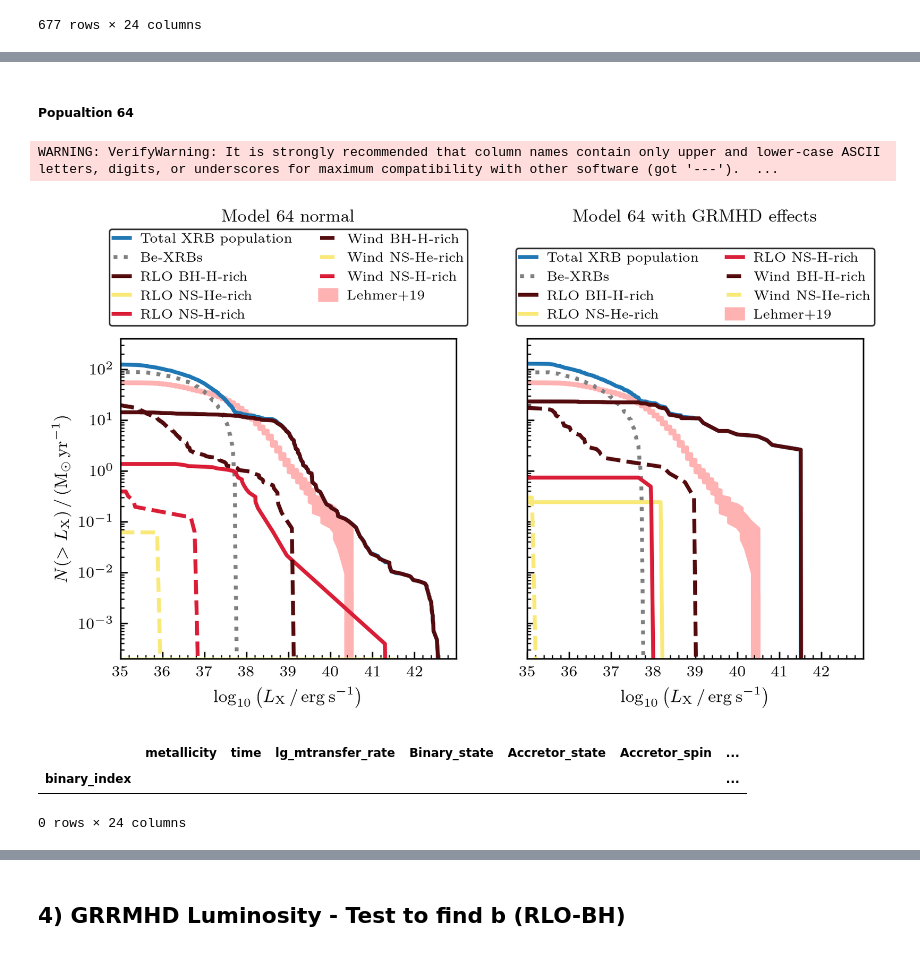
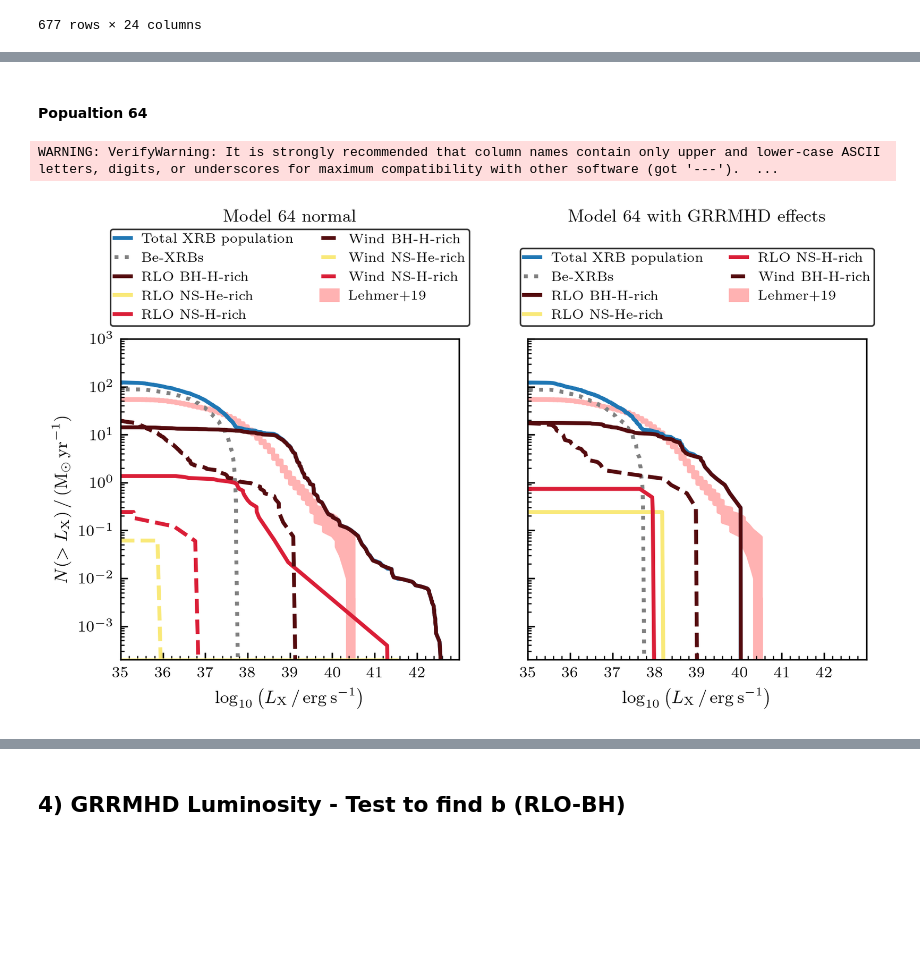
Before and after one commit to AArn80/Master_thesis, a Jupyter notebook: XLF_functions.ipynb, the cells around one changed output, grey strips where cells are left out. Cells and saved outputs as stored; diff of their text form; code cells hidden in the pictures; blank space fills up the shorter version.

Commit message:
Modification in Luminosity_GRRMHD_systems() - Super-Eddington + spin splitting

```diff
--- a/XLF_functions.ipynb
+++ b/XLF_functions.ipynb
@@ -2989,9 +3204,31 @@ Pop_64_normal = Population('Population_from_Misra_paper/Best_Population/Pop_64/B
 # %%
-Trans_Pop_55 = Pop_55_GRMHD.create_transient_population(lambda h, o, f: XRB_selection_function(h, o, f, used_grid='GRRMHD', Wind_Disk_BH_formation=False, high_wind_rate='HiraiMandel21'),'Transient_population_55')
-Trans_Pop_64 = Pop_64_GRMHD.create_transient_population(lambda h, o, f: XRB_selection_function(h, o, f, used_grid='GRRMHD', Wind_Disk_BH_formation=False, high_wind_rate='HiraiMandel21'),'Transient_population_64')#
+Trans_Pop_55_normal = Pop_55_normal.create_transient_population(lambda h, o, f: XRB_selection_function(h, o, f, used_grid='classical',
+                                                                                                       alpha_BHL = 1.5,
+                                                                                                       Wind_velo_scheme = 'Kudritzki+2000',
+                                                                                                       Wind_Disk_BH_formation=False,
+                                                                                                       high_filling_RL='HiraiMandel21'),
+                                                                                                       'Transient_population_55_normal')
 
-Trans_Pop_55_normal = Pop_55_normal.create_transient_population(lambda h, o, f: XRB_selection_function(h, o, f, used_grid='classical', Wind_Disk_BH_formation=False, high_wind_rate='HiraiMandel21'),'Transient_population_55_normal')
-Trans_Pop_64_normal = Pop_64_normal.create_transient_population(lambda h, o, f: XRB_selection_function(h, o, f, used_grid='classical', Wind_Disk_BH_formation=False, high_wind_rate='HiraiMandel21'),'Transient_population_64_normal')
+Trans_Pop_64_normal = Pop_64_normal.create_transient_population(lambda h, o, f: XRB_selection_function(h, o, f, used_grid='classical',
+                                                                                                       alpha_BHL = 1.5,
+                                                                                                       Wind_velo_scheme = 'Kudritzki+2000',
+                                                                                                       Wind_Disk_BH_formation=False,
+                                                                                                       high_filling_RL='HiraiMandel21'),
+                                                                                                       'Transient_population_64_normal')
+
+Trans_Pop_55 = Pop_55_GRRMHD.create_transient_population(lambda h, o, f: XRB_selection_function(h, o, f, used_grid='GRRMHD',
+                                                                                                alpha_BHL = 1.5,
+                                                                                                Wind_velo_scheme = 'Kudritzki+2000',
+                                                                                                Wind_Disk_BH_formation=False,
+                                                                                                high_filling_RL='HiraiMandel21'),
+                                                                                                'Transient_population_55')
+
+Trans_Pop_64 = Pop_64_GRRMHD.create_transient_population(lambda h, o, f: XRB_selection_function(h, o, f, used_grid='GRRMHD',
+                                                                                                alpha_BHL = 1.5,
+                                                                                                Wind_velo_scheme = 'Kudritzki+2000',
+                                                                                                Wind_Disk_BH_formation=False,
+                                                                                                high_filling_RL='HiraiMandel21'),
+                                                                                                'Transient_population_64')
 # %% [output]
 overwriting transient population
 overwriting transient population
@@ -2999,5 +3237,6 @@ overwriting transient population
 # %%
-Weights_55_GRMHD = Stat_XLF(Trans_Pop_55, stat_kwargs=stat_kwargs)
-Weights_64_GRMHD = Stat_XLF(Trans_Pop_64, stat_kwargs=stat_kwargs)
 Weights_55_normal = Stat_XLF(Trans_Pop_55_normal, stat_kwargs=stat_kwargs)
 Weights_64_normal = Stat_XLF(Trans_Pop_64_normal, stat_kwargs=stat_kwargs)
+
+Weights_55_GRRMHD = Stat_XLF(Trans_Pop_55, stat_kwargs=stat_kwargs)
+Weights_64_GRRMHD = Stat_XLF(Trans_Pop_64, stat_kwargs=stat_kwargs)
@@ -3093,5 +3479,5 @@ Trans_Pop_55_normal.population[mask_Wind_BH_He_rich]
 # %% [markdown]
-##### Popualtion 64
+#### Popualtion 64
 # %%
 fig, (ax1, ax2) = plt.subplots(1, 2, figsize=(6.3, 6.3 * 0.618), sharey=True)
 
@@ -3099,6 +3485,7 @@ fig, (ax1, ax2) = plt.subplots(1, 2, figsize=(6.3, 6.3 * 0.618), sharey=True)
 Plot_cumulative_XLF(
     Trans_Pop_64_normal,
     Weights_64_normal,
+    SFR=1.2,
     title='Model 64 normal',
     ax=ax1,
     show=False,
@@ -3107,8 +3494,9 @@ Plot_cumulative_XLF(
 
 Plot_cumulative_XLF(
     Trans_Pop_64,
-    Weights_64_GRMHD,
-    title='Model 64 with GRMHD effects',
+    Weights_64_GRRMHD,
+    SFR=1.2,
+    title='Model 64 with GRRMHD effects',
     ax=ax2,
     show=False,
     linewidth=2.0
@@ -3124,44 +3512,33 @@ for ax in (ax1, ax2):
     ax.tick_params(axis='both', which='both', labelsize=8, top=False, right=False)
     ax.set_title('')
 
     plot_Lehmer19_XLF(ax, 'Lehmer+19/J_ApJS_243_3_table7.dat.fits', SFR_total=45.4, color='#FFB2B2', label='Lehmer+19', linestyle='-',
                             linewidth=2.0)
 
     # Repositionner la légende plus compacte
     ax.legend(loc='lower center',
               bbox_to_anchor=(0.5, 1.02),
               ncol=2,
               fontsize=7,
               handlelength=1.2,
               borderpad=0.3,
               frameon=True,
               edgecolor='black',
               facecolor='white',
               fancybox=True)
 
 
     ax.get_legend().get_frame().set_linewidth(0.8)
 # Supprimer le label y sur ax2 (sharey=True, ax1 suffit)
 ax2.set_ylabel('')
 
 ax1.set_title('Model 64 normal', fontsize=9, pad=60)
-ax2.set_title('Model 64 with GRMHD effects', fontsize=9, pad=60)
+ax2.set_title('Model 64 with GRRMHD effects', fontsize=9, pad=60)
 
 fig.tight_layout()
 
-plt.savefig('Population_from_Misra_paper/Model_64_grid_split.pdf', dpi=300)
+plt.savefig('Population_from_Misra_paper/Images/Model_64_grid_split.pdf', dpi=300)
 plt.show()
 # %% [output]
 WARNING: VerifyWarning: It is strongly recommended that column names contain only upper and lower-case ASCII letters, digits, or underscores for maximum compatibility with other software (got '---').  ...
-[figure, old version]
+[figure, new version]
-# %%
-mask_RLO_BH_He_rich = (
-                      (Trans_Pop_64.population['System_type'] == 'RLO')
-                    & (Trans_Pop_64.population['Accretor_state'] == 'BH')
-                    & (Trans_Pop_64.population['Donor_state'].str.contains('stripped_He', na=False))
-                    )
-Trans_Pop_64.population[mask_RLO_BH_He_rich]
-# %% [output]
-|  | metallicity | time | lg_mtransfer_rate | Binary_state | Accretor_state | Accretor_spin | ... |
-| binary_index |  |  |  |  |  |  | ... |
-0 rows × 24 columns
```
Also changed, not shown: parts of 45 cells of this notebook.
